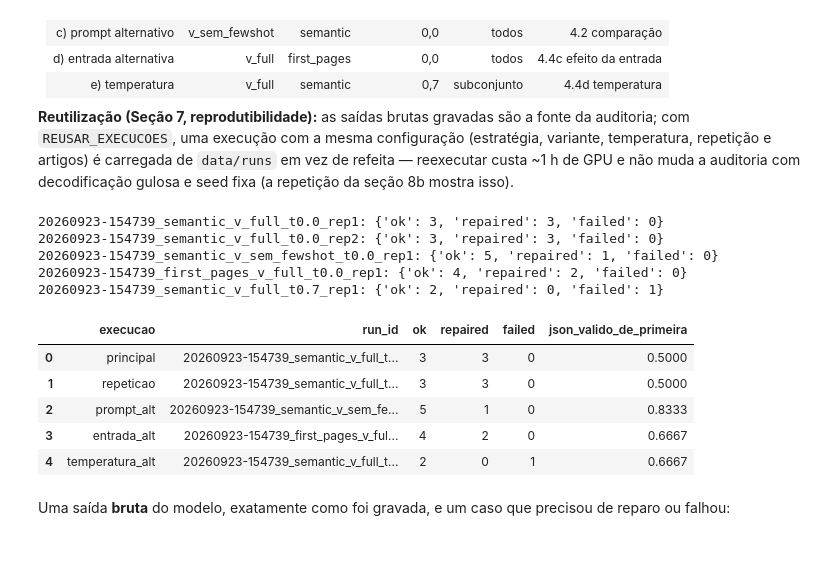
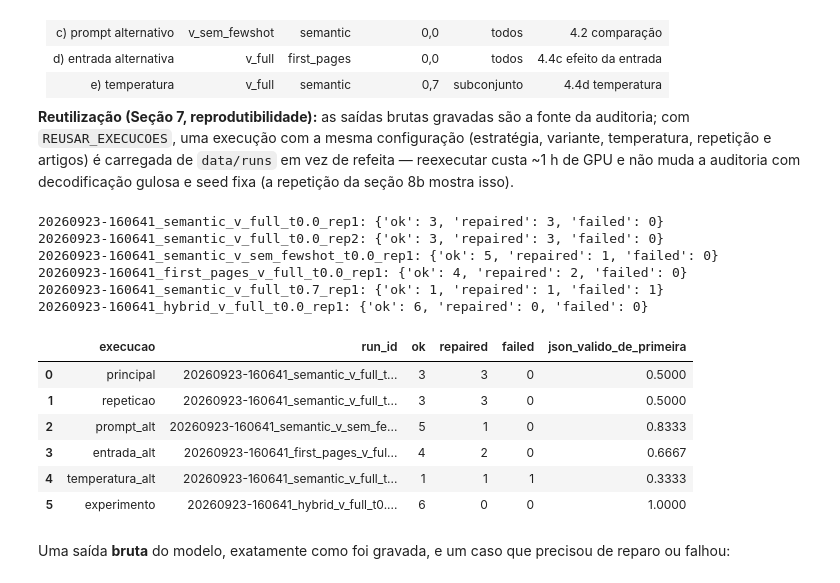
Before and after one commit to mascenaa/andre, a Jupyter notebook: notebooks/AtividadeI_SOBRENOMES.ipynb, the cells around one changed output. Saved outputs shown, nothing was run; the diff lists cells and outputs as text; code cells hidden in the pictures; blank space fills up the shorter version.

```diff
--- a/notebooks/AtividadeI_SOBRENOMES.ipynb
+++ b/notebooks/AtividadeI_SOBRENOMES.ipynb
@@ -396,44 +436,52 @@ def execucao_gravada(estrategia, variante, temperatura, repeticao, documentos):
     return None
 
 def rodar(estrategia, variante, temperatura, repeticao, documentos):
     if REUSAR_EXECUCOES:
         run_id = execucao_gravada(estrategia, variante, temperatura, repeticao, documentos)
         if run_id is not None:
             res = RunResult(run_id, store.load(run_id), store.manifest(run_id))
             print(f"reutilizado: {run_id}: {res.status_counts()}")
             return res
     params = GenerationParams(temperature=temperatura, seed=settings.seed,
                               max_new_tokens=settings.max_new_tokens)
     runner = ExtractionRunner(client, selectors[estrategia], build_prompt(variante), params, store)
     res = runner.run(documentos, repetition=repeticao, show_progress=(MODO == "real"))
     print(f"{res.run_id}: {res.status_counts()}")
     return res
 
 SUBCONJUNTO_T = docs[: max(3, len(docs) // 3)]  # 19 artigos → 6
 execucoes = {
     "principal": rodar(ESTRATEGIA, "v_full", settings.temperature, 1, docs),
     "repeticao": rodar(ESTRATEGIA, "v_full", settings.temperature, 2, docs),
     "prompt_alt": rodar(ESTRATEGIA, "v_sem_fewshot", settings.temperature, 1, docs),
     "entrada_alt": rodar(ESTRATEGIA_ALT, "v_full", settings.temperature, 1, docs),
     "temperatura_alt": rodar(ESTRATEGIA, "v_full", settings.temperature_alt, 1, SUBCONJUNTO_T),
 }
+# Experimento de entrada (ADR 0002): a execução principal com a outra estratégia
+# semântica. No modo real só é carregada se já estiver gravada — nunca reexecutada aqui.
+EXPERIMENTO = "hybrid" if ESTRATEGIA != "hybrid" else "semantic"
+extras = {}
+if MODO == "ensaio" or execucao_gravada(EXPERIMENTO, "v_full", settings.temperature, 1, docs):
+    extras["experimento"] = rodar(EXPERIMENTO, "v_full", settings.temperature, 1, docs)
 display(pd.DataFrame([
     {"execucao": k, "run_id": r.run_id, **r.status_counts(),
      "json_valido_de_primeira": r.manifest["resumo"]["taxa_json_valido_de_primeira"]}
-    for k, r in execucoes.items()
+    for k, r in {**execucoes, **extras}.items()
 ]))
 # %% [output]
-20260923-154739_semantic_v_full_t0.0_rep1: {'ok': 3, 'repaired': 3, 'failed': 0}
-20260923-154739_semantic_v_full_t0.0_rep2: {'ok': 3, 'repaired': 3, 'failed': 0}
-20260923-154739_semantic_v_sem_fewshot_t0.0_rep1: {'ok': 5, 'repaired': 1, 'failed': 0}
-20260923-154739_first_pages_v_full_t0.0_rep1: {'ok': 4, 'repaired': 2, 'failed': 0}
-20260923-154739_semantic_v_full_t0.7_rep1: {'ok': 2, 'repaired': 0, 'failed': 1}
+20260923-160641_semantic_v_full_t0.0_rep1: {'ok': 3, 'repaired': 3, 'failed': 0}
+20260923-160641_semantic_v_full_t0.0_rep2: {'ok': 3, 'repaired': 3, 'failed': 0}
+20260923-160641_semantic_v_sem_fewshot_t0.0_rep1: {'ok': 5, 'repaired': 1, 'failed': 0}
+20260923-160641_first_pages_v_full_t0.0_rep1: {'ok': 4, 'repaired': 2, 'failed': 0}
+20260923-160641_semantic_v_full_t0.7_rep1: {'ok': 1, 'repaired': 1, 'failed': 1}
+20260923-160641_hybrid_v_full_t0.0_rep1: {'ok': 6, 'repaired': 0, 'failed': 0}
 |  | execucao | run_id | ok | repaired | failed | json_valido_de_primeira |
-| 0 | principal | 20260923-154739_semantic_v_full_t... | 3 | 3 | 0 | 0.5000 |
-| 1 | repeticao | 20260923-154739_semantic_v_full_t... | 3 | 3 | 0 | 0.5000 |
-| 2 | prompt_alt | 20260923-154739_semantic_v_sem_fe... | 5 | 1 | 0 | 0.8333 |
-| 3 | entrada_alt | 20260923-154739_first_pages_v_ful... | 4 | 2 | 0 | 0.6667 |
-| 4 | temperatura_alt | 20260923-154739_semantic_v_full_t... | 2 | 0 | 1 | 0.6667 |
+| 0 | principal | 20260923-160641_semantic_v_full_t... | 3 | 3 | 0 | 0.5000 |
+| 1 | repeticao | 20260923-160641_semantic_v_full_t... | 3 | 3 | 0 | 0.5000 |
+| 2 | prompt_alt | 20260923-160641_semantic_v_sem_fe... | 5 | 1 | 0 | 0.8333 |
+| 3 | entrada_alt | 20260923-160641_first_pages_v_ful... | 4 | 2 | 0 | 0.6667 |
+| 4 | temperatura_alt | 20260923-160641_semantic_v_full_t... | 1 | 1 | 1 | 0.3333 |
+| 5 | experimento | 20260923-160641_hybrid_v_full_t0.... | 6 | 0 | 0 | 1.0000 |
 # %% [markdown]
 Uma saída **bruta** do modelo, exatamente como foi gravada, e um caso que precisou de reparo ou falhou:
 # %%
```
Also changed, not shown: parts of 18 cells of this notebook, 12 other files.
